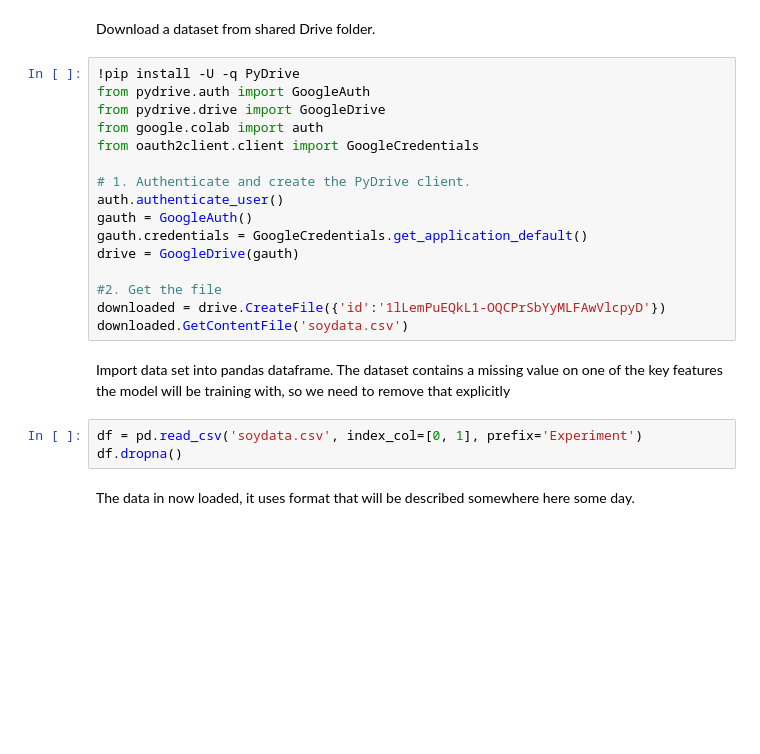
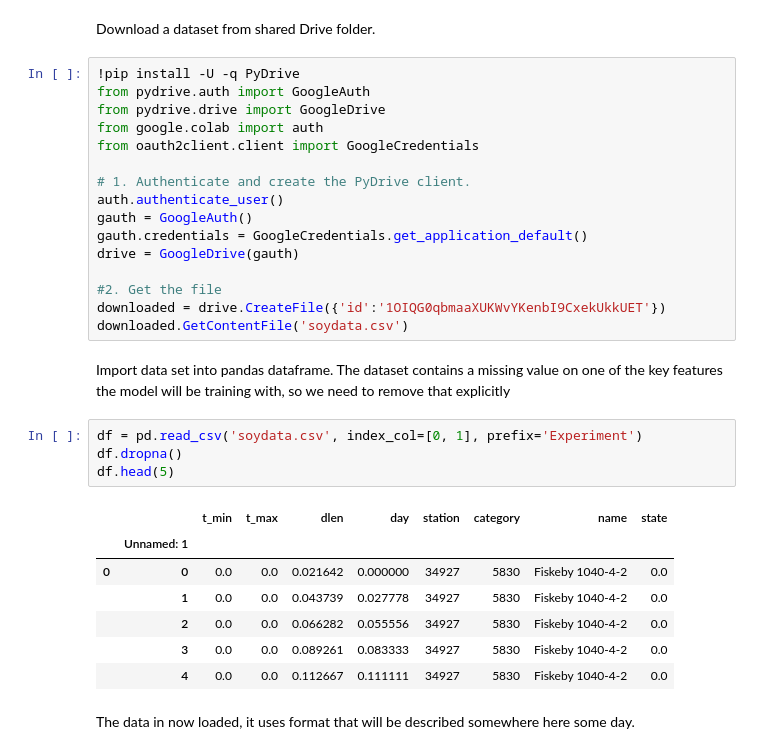
Before and after one commit to olegtaratuhin/soy_modeling, a Jupyter notebook: soya_modeling.ipynb, the cells around one changed output. Cells and saved outputs as stored; diff of their text form; blank space fills up the shorter version.

```diff
--- a/soya_modeling.ipynb
+++ b/soya_modeling.ipynb
@@ -122,13 +119,22 @@ gauth.credentials = GoogleCredentials.get_application_default()
 drive = GoogleDrive(gauth)
 
 #2. Get the file
-downloaded = drive.CreateFile({'id':'1lLemPuEQkL1-OQCPrSbYyMLFAwVlcpyD'})
+downloaded = drive.CreateFile({'id':'1OIQG0qbmaaXUKWvYKenbI9CxekUkkUET'})
 downloaded.GetContentFile('soydata.csv')
 # %% [markdown]
 Import data set into pandas dataframe. The dataset contains a missing value on one of the key features the model will be training with, so we need to remove that explicitly
 # %%
 df = pd.read_csv('soydata.csv', index_col=[0, 1], prefix='Experiment')
 df.dropna()
+df.head(5)
+# %% [output]
+|  |  | t_min | t_max | dlen | day | station | category | name | state |
+|  | Unnamed: 1 |  |  |  |  |  |  |  |  |
+| 0 | 0 | 0.0 | 0.0 | 0.021642 | 0.000000 | 34927 | 5830 | Fiskeby 1040-4-2 | 0.0 |
+|  | 1 | 0.0 | 0.0 | 0.043739 | 0.027778 | 34927 | 5830 | Fiskeby 1040-4-2 | 0.0 |
+|  | 2 | 0.0 | 0.0 | 0.066282 | 0.055556 | 34927 | 5830 | Fiskeby 1040-4-2 | 0.0 |
+|  | 3 | 0.0 | 0.0 | 0.089261 | 0.083333 | 34927 | 5830 | Fiskeby 1040-4-2 | 0.0 |
+|  | 4 | 0.0 | 0.0 | 0.112667 | 0.111111 | 34927 | 5830 | Fiskeby 1040-4-2 | 0.0 |
 # %% [markdown]
 The data in now loaded, it uses format that will be described somewhere here some day.
 # %% [markdown]
```
Also changed, not shown: parts of 16 cells of this notebook.
